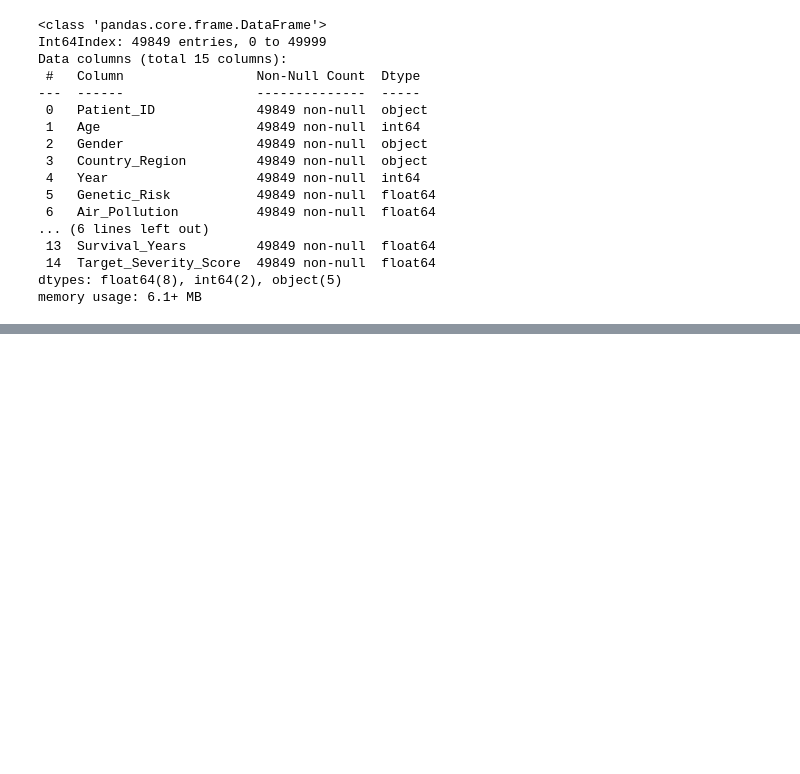
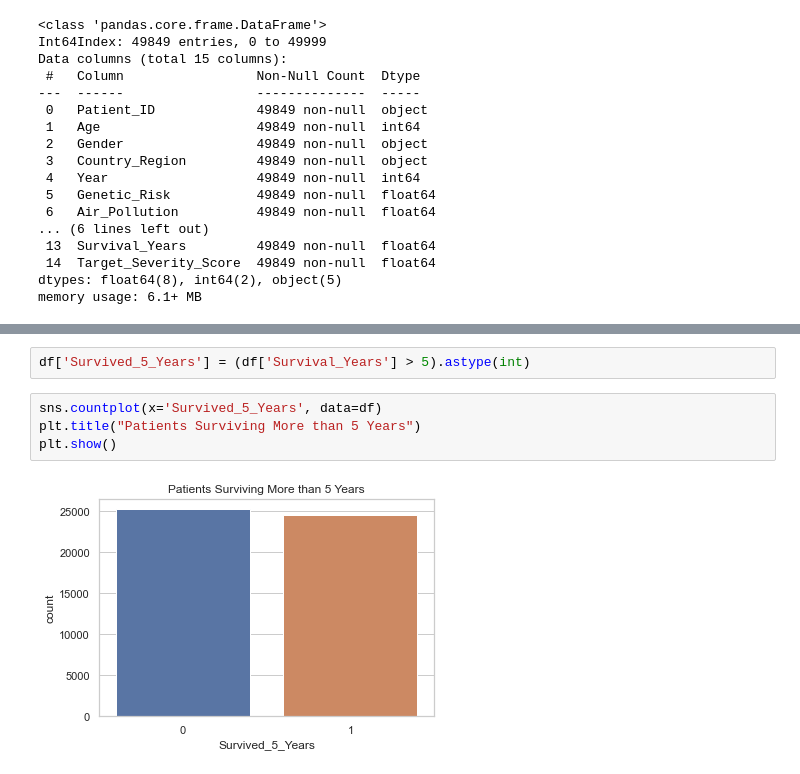
Before and after one commit to Lyster-01/phase3project, a Jupyter notebook: student.ipynb, the cells around one changed output, grey strips where cells are left out. Cells and saved outputs as stored; diff of their text form; blank space fills up the shorter version.

```diff
--- a/student.ipynb
+++ b/student.ipynb
@@ -196,0 +334,8 @@ memory usage: 6.1+ MB
+# %%
+df['Survived_5_Years'] = (df['Survival_Years'] > 5).astype(int)
+# %%
+sns.countplot(x='Survived_5_Years', data=df)
+plt.title("Patients Surviving More than 5 Years")
+plt.show()
+# %% [output]
+[figure, added]
```
Also changed, not shown: parts of 30 cells of this notebook.
